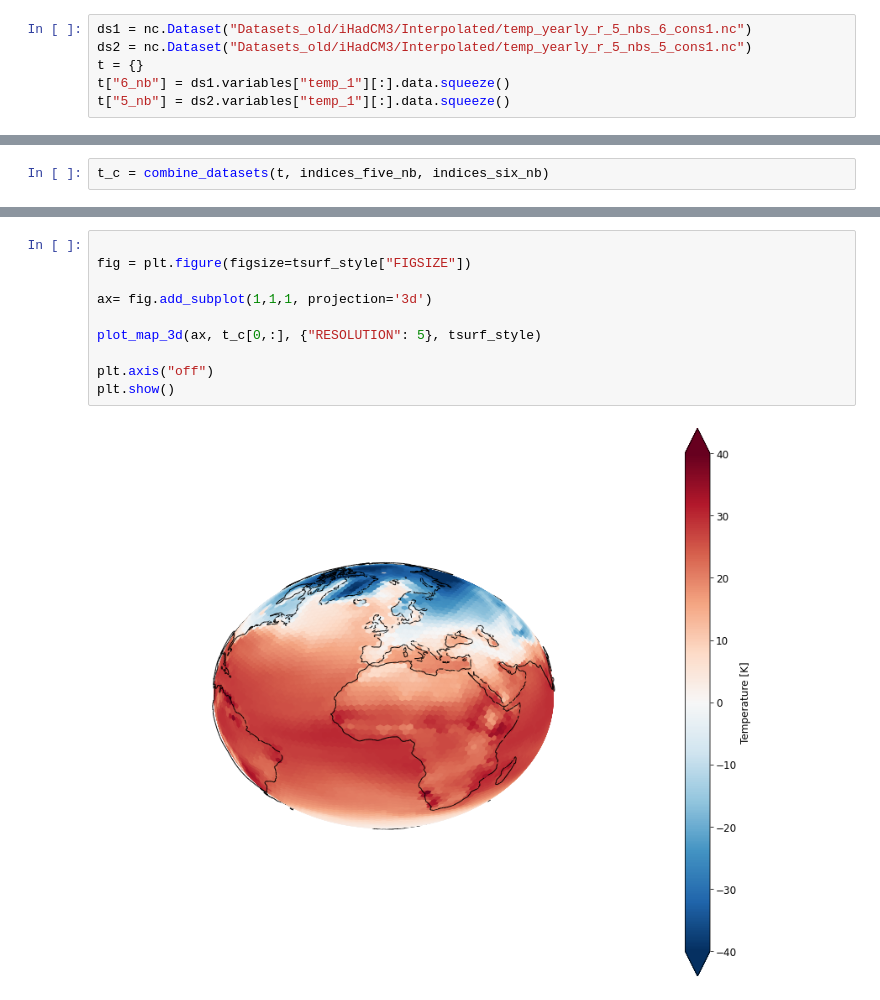
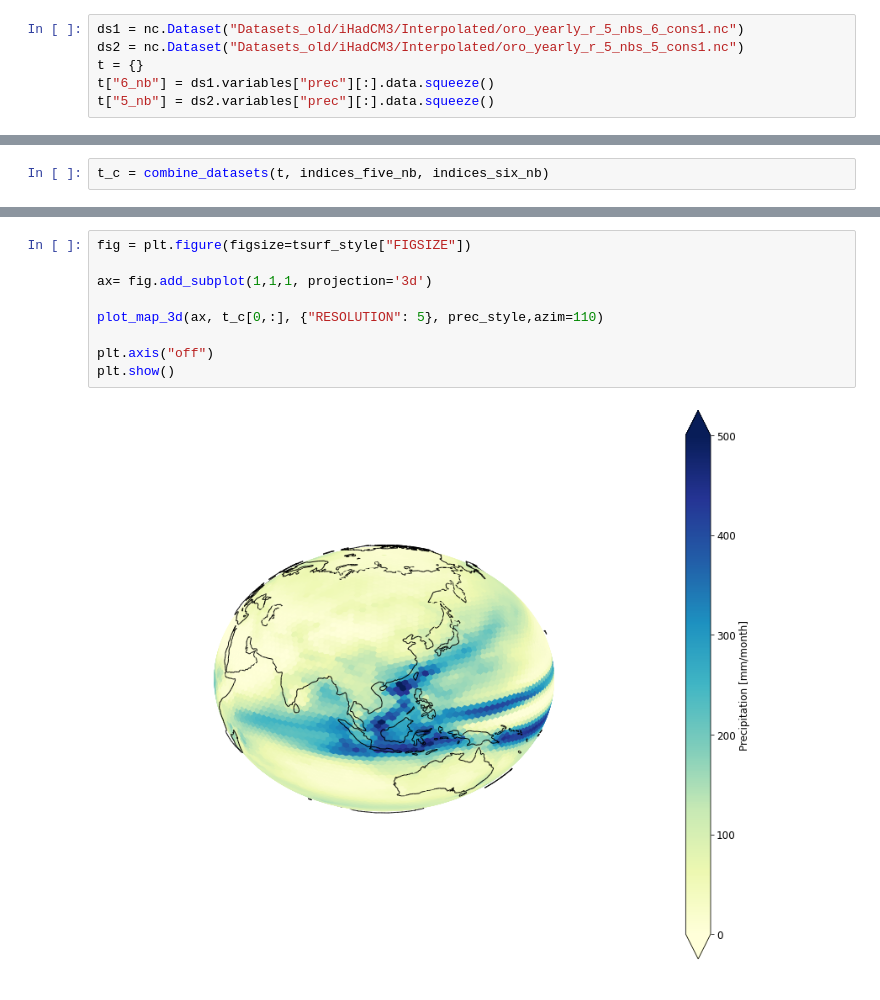
Before and after one commit to jonathanwider/isoEm, a Jupyter notebook: Test_3d_plotting.ipynb, the cells around one changed output, grey strips where cells are left out. Saved outputs shown, nothing was run; the diff lists cells and outputs as text.

Commit message:
plotting color schemes, started running ico experiments

```diff
--- a/Test_3d_plotting.ipynb
+++ b/Test_3d_plotting.ipynb
@@ -17,8 +17,8 @@ from cartopy.util import add_cyclic_point
 
 from icosahedron import Icosahedron, rand_rotation_icosahedron, rand_rotation_matrix, plot_voronoi, plot_voronoi_charts
 # %%
-ds1 = nc.Dataset("Datasets_old/iHadCM3/Interpolated/temp_yearly_r_5_nbs_6_cons1.nc")
-ds2 = nc.Dataset("Datasets_old/iHadCM3/Interpolated/temp_yearly_r_5_nbs_5_cons1.nc")
+ds1 = nc.Dataset("Datasets_old/iHadCM3/Interpolated/oro_yearly_r_5_nbs_6_cons1.nc")
+ds2 = nc.Dataset("Datasets_old/iHadCM3/Interpolated/oro_yearly_r_5_nbs_5_cons1.nc")
 t = {}
-t["6_nb"] = ds1.variables["temp_1"][:].data.squeeze()
-t["5_nb"] = ds2.variables["temp_1"][:].data.squeeze()
+t["6_nb"] = ds1.variables["prec"][:].data.squeeze()
+t["5_nb"] = ds2.variables["prec"][:].data.squeeze()
@@ -66,12 +65,11 @@ The autoreload extension is already loaded. To reload it, use:
 # %%
-
 fig = plt.figure(figsize=tsurf_style["FIGSIZE"])
 
 ax= fig.add_subplot(1,1,1, projection='3d')
 
-plot_map_3d(ax, t_c[0,:], {"RESOLUTION": 5}, tsurf_style)
+plot_map_3d(ax, t_c[0,:], {"RESOLUTION": 5}, prec_style,azim=110)
 
 plt.axis("off")
 plt.show()
 # %% [output]
-[figure, old version]
+[figure, new version]
```
Also changed, not shown: parts of 3 cells of this notebook, 3 other files.
